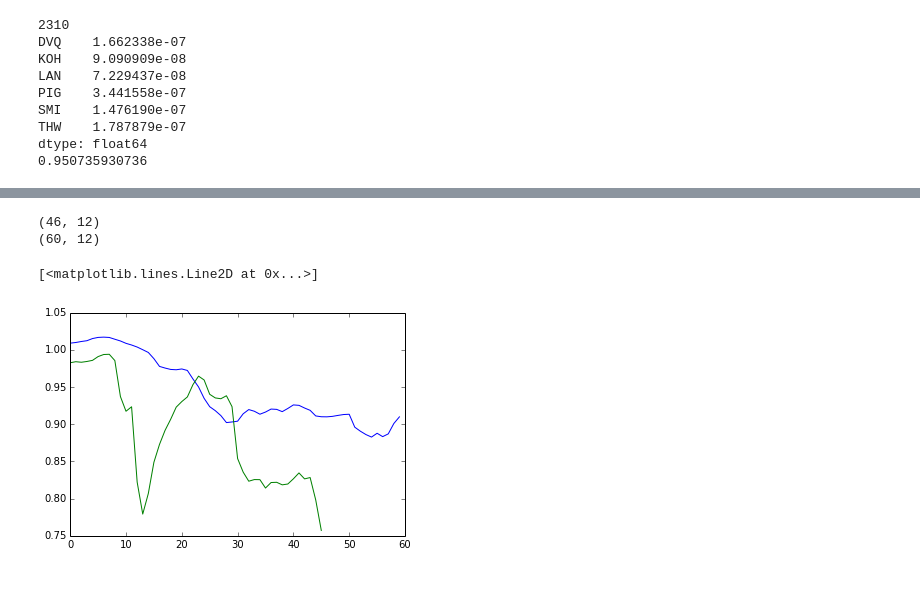
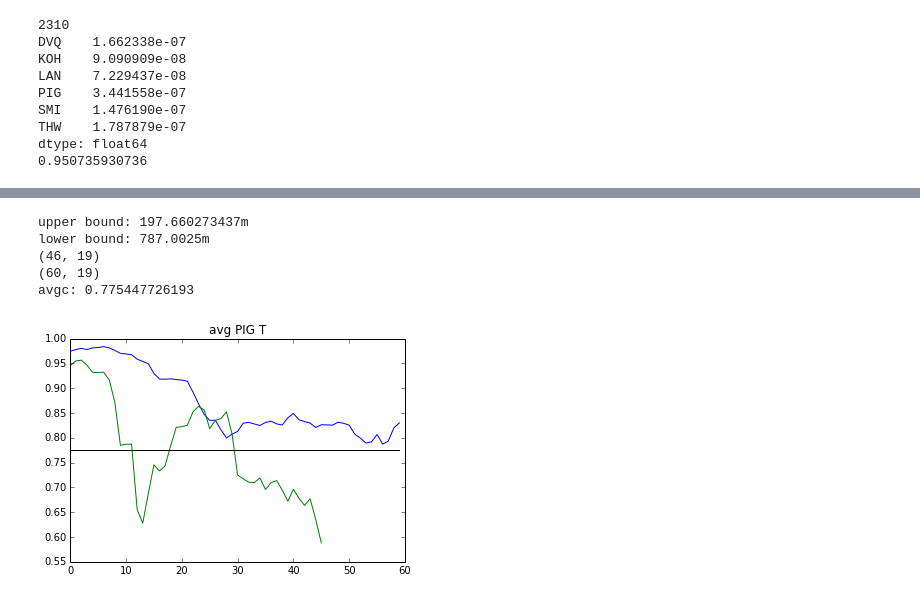
Before and after one commit to kemccusker/pyscripts, a Jupyter notebook: notebooks/ccsm4_geotimescalesfigs.ipynb, the cells around one changed output, grey strips where cells are left out. Drawn from its saved outputs; the diff is of its cells as text; code cells hidden in the pictures.

```diff
--- a/notebooks/ccsm4_geotimescalesfigs.ipynb
+++ b/notebooks/ccsm4_geotimescalesfigs.ipynb
@@ -378,6 +378,7 @@ tlon=cnc.getNCvar(fnamec,'TLONG') # full coords
 lev=cnc.getNCvar(fnamec,'z_t')
 kmt = cnc.getNCvar(fnamec,'KMT') # k Index of deepest grid cell on T grid
 tarea = cnc.getNCvar(fnamec,'TAREA')
+fldc=cnc.getNCvar(fnamec,field)
 
 piglon = range(230,281) # lon indices
 piglat = range(0,187) # lat indices
@@ -399,6 +400,12 @@ print fld2.shape
 #kmt = cnc.getNCvar(fname,'KMT') # k Index of deepest grid cell on T grid
 #tarea = cnc.getNCvar(fname,'TAREA')
 
+onelon=tlat[:,0]
+
+fldcpig=fldc[:,piglat,:]
+fldcpig=fldcpig[:,:,piglon]
+print 'fldcpig.shape: ' + str(fldcpig.shape)
+
 kmtpig=kmt[piglat,:]
 kmtpig=kmtpig[:,piglon]
 tareapig=tarea[piglat,:]
@@ -413,6 +420,7 @@ kmtpigt2 = np.tile(kmtpig,(fld2.shape[0],1,1))
 print kmtpigt2.shape
 
 tareapigt = np.tile(tareapig,(len(zt),1,1))
+print 'tareapigt.shape: ' + str(tareapigt.shape)
 tareapigtt1 = np.tile(tareapigt,(fld1.shape[0],1,1,1)) # add time dim for fld1
 tareapigtt2 = np.tile(tareapigt,(fld2.shape[0],1,1,1)) # add time dim for fld2
 
@@ -420,6 +428,10 @@ tareat = np.tile(tarea,(len(zt),1,1))
 print tareat.shape
 
 temparea=ma.zeros(tareat.shape)
+tempareapigc=ma.zeros(tareapigt.shape)
+tempfldcpig=ma.zeros(fldcpig.shape)
+print 'tempareapigc.shape: ' + str(tempareapigc.shape)
+
 tempfldpig1=ma.zeros(fld1.shape)
 tempareapig1=ma.zeros(fld1.shape)
 tempfldpig2=ma.zeros(fld2.shape)
@@ -428,6 +440,9 @@ tempareapig2=ma.zeros(fld2.shape)
 for lii,zz in enumerate(zt):
     # mask out levels below sea floor
     temparea[lii,...] = ma.masked_where(kmt <= lii,tareat[lii,...]) # this is full area
+
+    tempareapigc[lii,...]=ma.masked_where(kmtpig <= lii,tareapigt[lii,...])#pig area, no time dim
+    tempfldcpig[lii,...]=ma.masked_where(kmtpig <= lii,fldcpig[lii,...])# control pig, no time dim
 
     tempfldpig1[:,lii,...] = ma.masked_where(kmtpigt1 <= lii,fld1[:,lii,...]) # a time dimension here
     tempareapig1[:,lii,...] = ma.masked_where(kmtpigt1 <= lii, tareapigtt1[:,lii,...])# time dim too
@@ -444,6 +459,8 @@ tempfldpigzm1=ma.mean(tempfldpig1,axis=3)
 print 'tempfldpigzm1.shape: ' + str(tempfldpigzm1.shape)
 tempfldpigzm2=ma.mean(tempfldpig2,axis=3)
 print 'tempfldpigzm2.shape: ' + str(tempfldpigzm2.shape)
+
+tempfldcpigzm=ma.mean(tempfldcpig,axis=2)
 # %% [output]
 /Users/kelly/School/DATA/geo2035ensavg/TEMP.geo2035ensavg.pop.2035-2094.PIG.nc
 (60, 60, 187, 51)
@@ -529,41 +590,57 @@ ax.invert_yaxis()
 # %%
 import cccmautils as cutl
 
 # Finally, average in the vertical
 dz=np.diff(zt) # cm, same as TAREA
 
 #print zt/100. # m # depth of midpoint of layer
 
-UB=30000; UBidx=cutl.find_nearest(zt,UB) # 300m upper bound
+UB=20000; UBidx=cutl.find_nearest(zt,UB) # 300m upper bound
 LB=80000; LBidx=cutl.find_nearest(zt,LB) # 800m (787) lower bound
+print 'upper bound: ' + str(zt[UBidx]/100.) + 'm'
+print 'lower bound: ' + str(zt[LBidx]/100.) + 'm'
+
+dzsub=dz[UBidx:LBidx+1]
+totdz = ma.sum(dzsub)
+dzwgts=dzsub / np.float(totdz)
+# these weights should be good for control too
+dzwgtst1=np.tile(dzwgts,(avgpig1.shape[0],1))
+dzwgtst2=np.tile(dzwgts,(avgpig2.shape[0],1))
+
+# CONTROL: interp layers to midpoints and get sublayers
+avgpigct1shift = (avgpigct1[:,0:-1]+avgpigct1[:,1:]) / 2.
+avgpigct1shift=avgpigct1shift[:,UBidx:LBidx+1]
+avgc1=ma.average(avgpigct1shift,axis=1,weights=dzwgtst1)
+
+avgc=avgc1[0] # just need a scalar now
 
 
-dzsub=dz[UBidx:LBidx+1]
-
+# PERTS: interp layers to midpoints and get sublayers
 avgpig1shift = (avgpig1[:,0:-1]+avgpig1[:,1:]) / 2.
 avgpig2shift = (avgpig2[:,0:-1]+avgpig2[:,1:]) / 2.
 avgpig1shift=avgpig1shift[:,UBidx:LBidx+1]
 avgpig2shift=avgpig2shift[:,UBidx:LBidx+1]
 
-totdz = ma.sum(dzsub)
-dzwgts=dzsub / np.float(totdz)
-dzwgtst1=np.tile(dzwgts,(avgpig1.shape[0],1))
-dzwgtst2=np.tile(dzwgts,(avgpig2.shape[0],1))
 
 print dzwgtst2.shape
 print avgpig1shift.shape
 
 avg1=ma.average(avgpig1shift,axis=1,weights=dzwgtst1)
 avg2=ma.average(avgpig2shift,axis=1,weights=dzwgtst2)
 
 plt.figure()
 plt.plot(avg1,'b')
 plt.plot(avg2,'g')
+plt.plot(avgc1,'k')
+plt.title('avg PIG T')
+print 'avgc: ' + str(avgc)
 # %% [output]
-(46, 12)
-(60, 12)
+upper bound: 197.660273437m
+lower bound: 787.0025m
+(46, 19)
+(60, 19)
+avgc: 0.775447726193
-[<matplotlib.lines.Line2D at 0x...>]
-[figure, old version]
+[figure, new version]
 # %%
 # convert estimated melt rate (m/yr) to mm/yr SLR.
 # SLR = addedvolume / oceansfcarea
```
Also changed, not shown: parts of 7 cells of this notebook.
